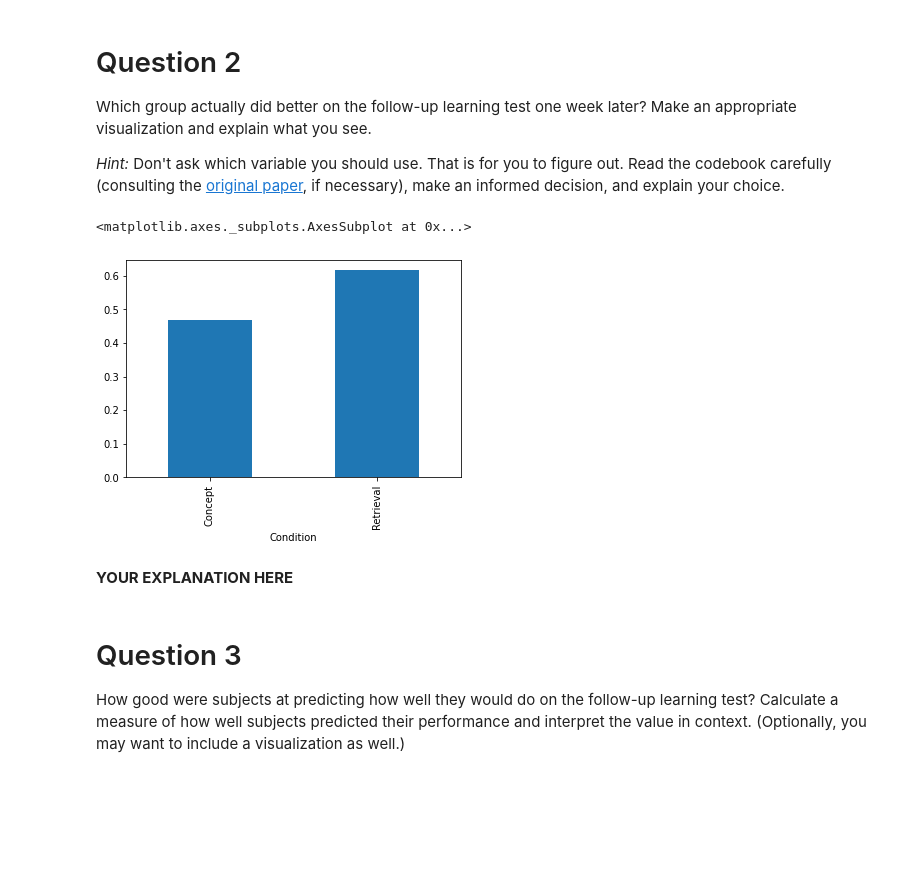
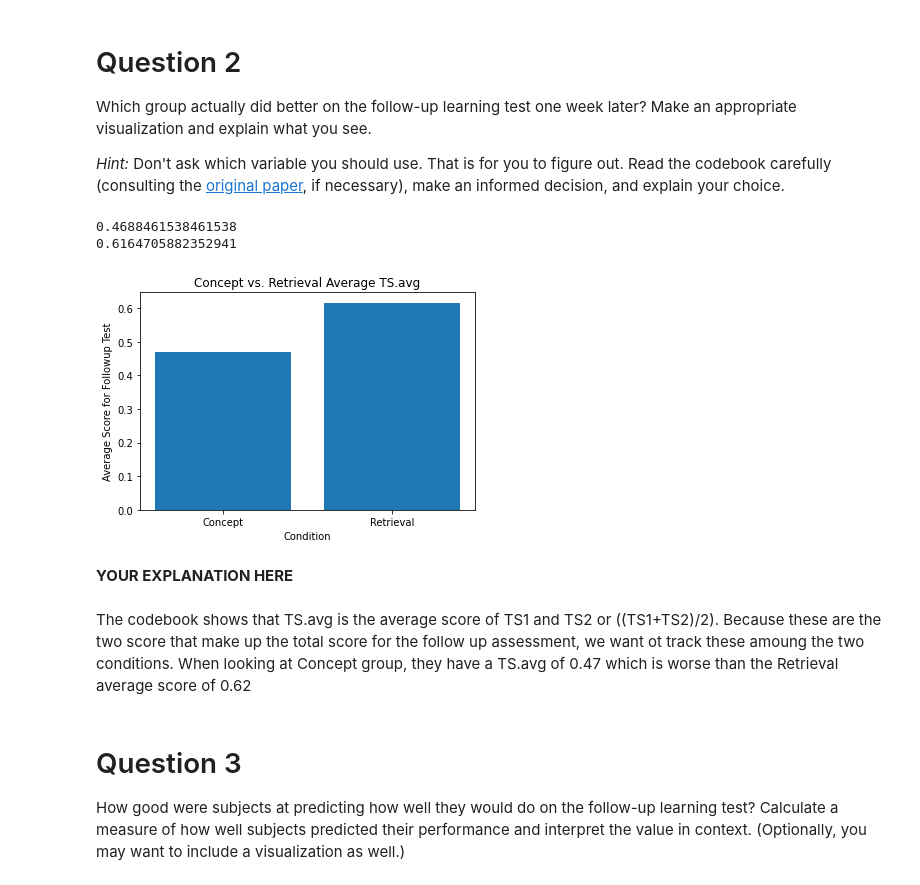
Before and after one commit to Cal-Poly-Data-301/lab-3-drewkostelecky, a Jupyter notebook: DATA_301_Lab_3_Drew_Kostelecky.ipynb, the cells around one changed output. Cells and saved outputs as stored; diff of their text form; code cells hidden in the pictures; blank space fills up the shorter version.

```diff
--- a/DATA_301_Lab_3_Drew_Kostelecky.ipynb
+++ b/DATA_301_Lab_3_Drew_Kostelecky.ipynb
@@ -48,14 +61,27 @@ The Concept group felt like they learned more and were going to do better on the
 Which group actually did better on the follow-up learning test one week later? Make an appropriate visualization and explain what you see.
 
 _Hint:_ Don't ask which variable you should use. That is for you to figure out. Read the codebook carefully (consulting the [original paper](http://science.sciencemag.org/content/331/6018/772), if necessary), make an informed decision, and explain your choice.
-# %%
-# YOUR CODE HERE
-df_replication.groupby("Condition")["TS.avg"].mean().plot.bar()
-# %% [output]
-<matplotlib.axes._subplots.AxesSubplot at 0x...>
-[figure, removed]
+# %%
+# YOUR CODE HERE
+grouped = df_replication.groupby("Condition").mean()
+concept = grouped.loc["Concept", "TS.avg"]
+retrieval = grouped.loc["Retrieval", "TS.avg"]
+print(concept.mean())
+print(retrieval.mean())
+
+plt.bar(["Concept", "Retrieval"], [concept, retrieval])
+plt.xlabel("Condition")
+plt.ylabel("Average Score for Followup Test")
+plt.title("Concept vs. Retrieval Average TS.avg")
+plt.show()
+# %% [output]
+0.4688461538461538
+0.6164705882352941
+[figure, added]
 # %% [markdown]
 **YOUR EXPLANATION HERE**
+# %% [markdown]
+The codebook shows that TS.avg is the average score of TS1 and TS2 or ((TS1+TS2)/2). Because these are the two score that make up the total score for the follow up assessment, we want ot track these amoung the two conditions. When looking at Concept group, they have a TS.avg of 0.47 which is worse than the Retrieval average score of 0.62
 # %% [markdown]
 # Question 3
 
```
Also changed, not shown: parts of 6 cells of this notebook.
